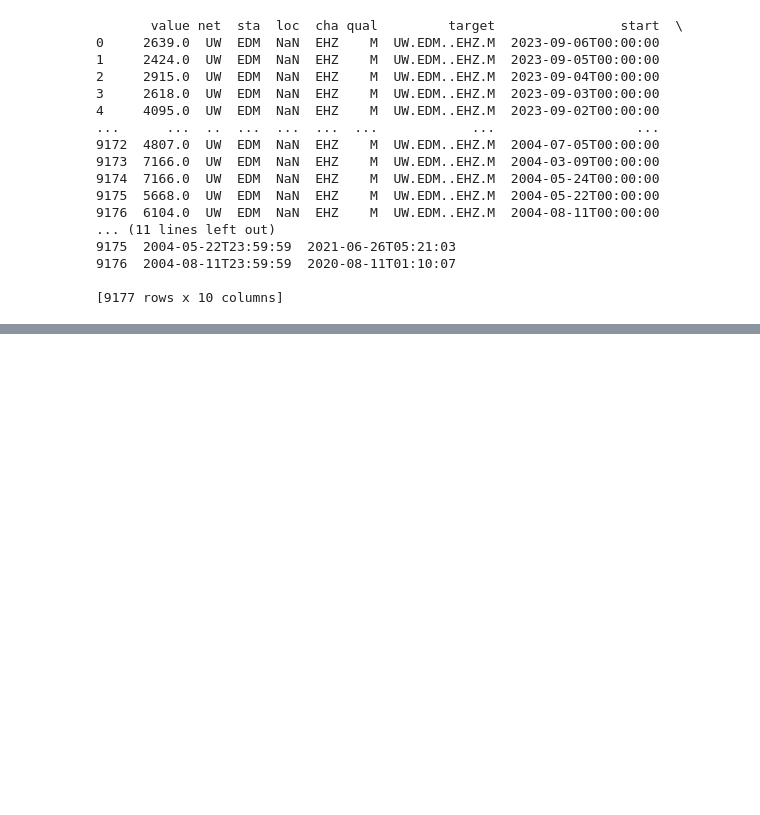
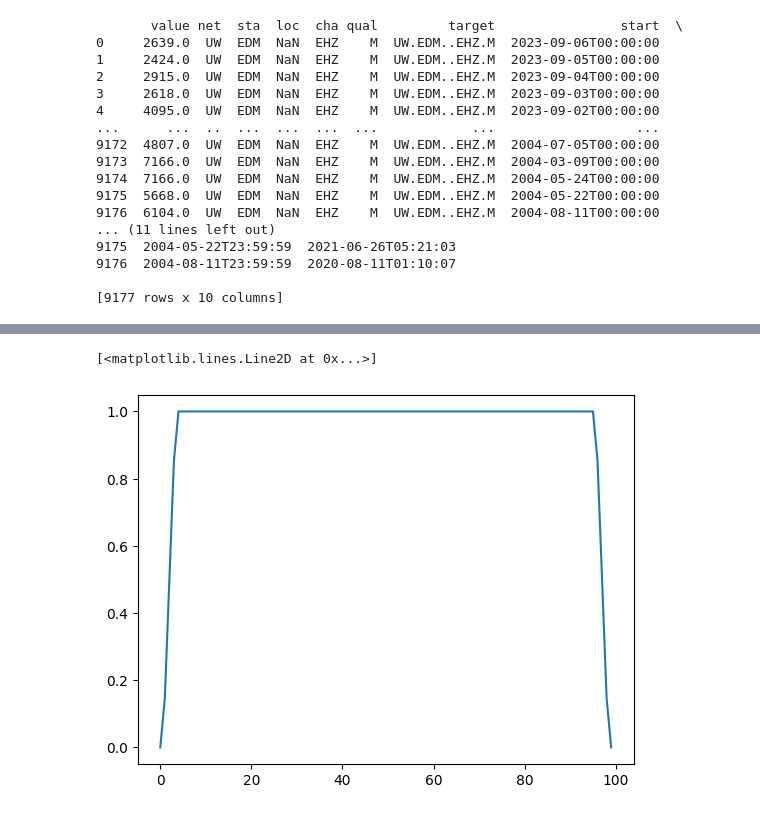
Before and after one commit to Denolle-Lab/Mt-St-Helens, a Jupyter notebook: raw_data_check.ipynb, the cells around one changed output, grey strips where cells are left out. Cells and saved outputs as stored; diff of their text form; code cells hidden in the pictures; blank space fills up the shorter version.

```diff
--- a/raw_data_check.ipynb
+++ b/raw_data_check.ipynb
@@ -535,0 +609,10 @@ print(df)
+# %%
+from obspy.signal.invsim import cosine_taper
+
+ct = cosine_taper(100)
+# %%
+from matplotlib import pyplot as plt
+plt.plot(ct)
+# %% [output]
+[<matplotlib.lines.Line2D at 0x...>]
+[figure, added]
```
Also changed, not shown: parts of 12 cells of this notebook, 3 other files.
